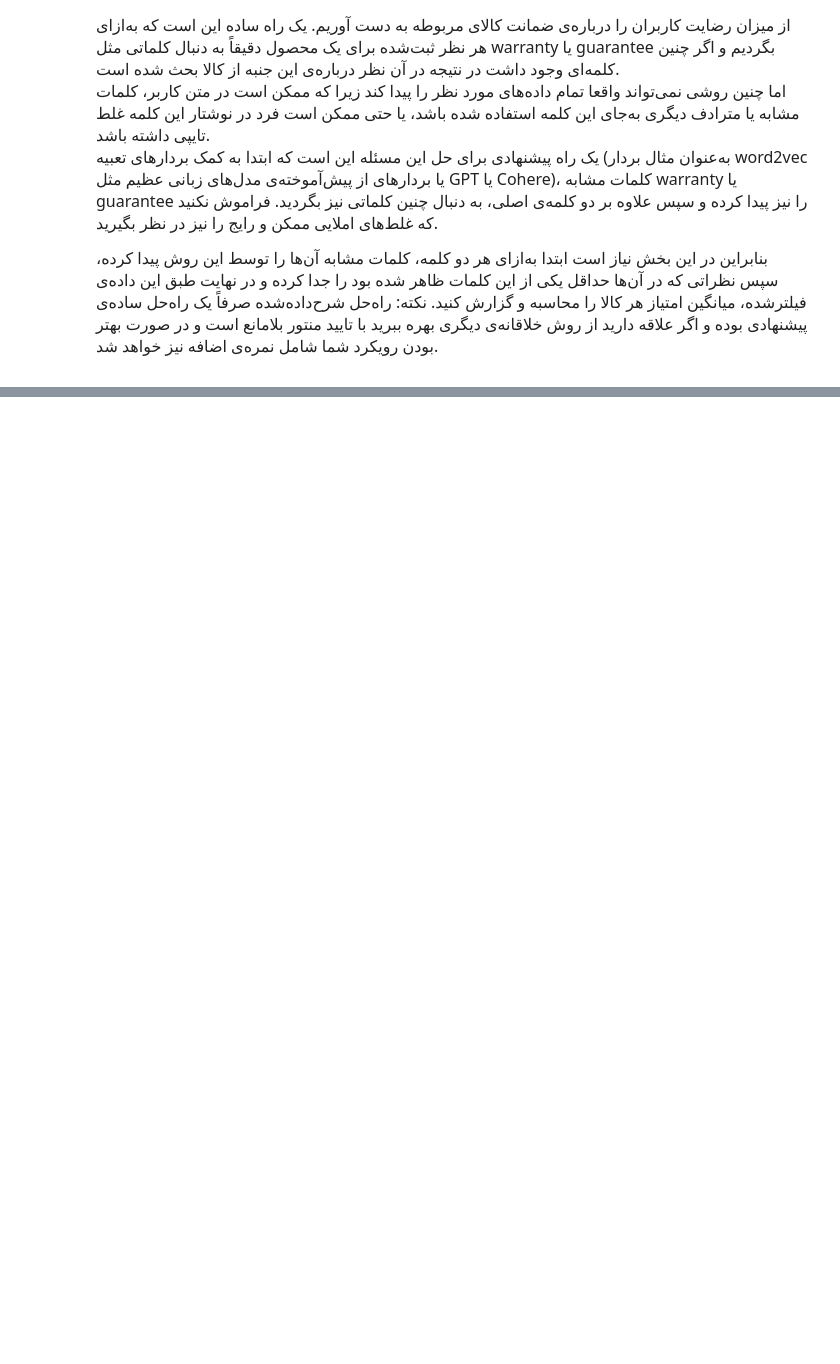
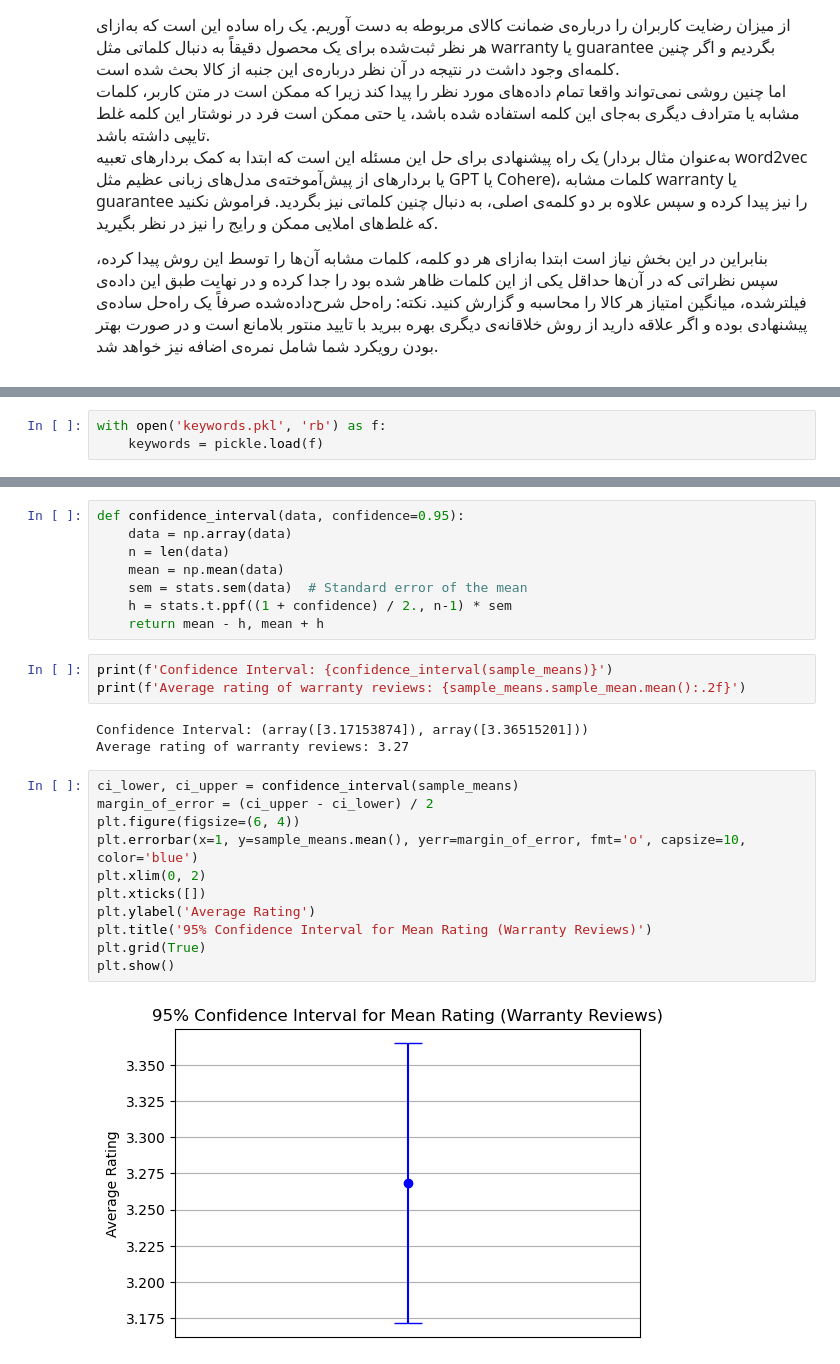
Before and after one commit to Maboudi-Ali/Sentiment_Analysis, a Jupyter notebook: notebooks/Part_2.ipynb, the cells around one changed output, grey strips where cells are left out. Drawn from its saved outputs; the diff is of its cells as text; blank space fills up the shorter version.

```diff
--- a/notebooks/Part_2.ipynb
+++ b/notebooks/Part_2.ipynb
@@ -20,0 +125,3 @@
+# %%
+with open('keywords.pkl', 'rb') as f:
+    keywords = pickle.load(f)
@@ -20,0 +232,27 @@
+# %%
+def confidence_interval(data, confidence=0.95):
+    data = np.array(data)
+    n = len(data)
+    mean = np.mean(data)
+    sem = stats.sem(data)  # Standard error of the mean
+    h = stats.t.ppf((1 + confidence) / 2., n-1) * sem
+    return mean - h, mean + h
+# %%
+print(f'Confidence Interval: {confidence_interval(sample_means)}')
+print(f'Average rating of warranty reviews: {sample_means.sample_mean.mean():.2f}')
+# %% [output]
+Confidence Interval: (array([3.17153874]), array([3.36515201]))
+Average rating of warranty reviews: 3.27
+# %%
+ci_lower, ci_upper = confidence_interval(sample_means)
+margin_of_error = (ci_upper - ci_lower) / 2
+plt.figure(figsize=(6, 4))
+plt.errorbar(x=1, y=sample_means.mean(), yerr=margin_of_error, fmt='o', capsize=10, color='blue')
+plt.xlim(0, 2)
+plt.xticks([])
+plt.ylabel('Average Rating')
+plt.title('95% Confidence Interval for Mean Rating (Warranty Reviews)')
+plt.grid(True)
+plt.show()
+# %% [output]
+[figure, added]
```
Also changed, not shown: parts of 18 cells of this notebook, 1 other file.
